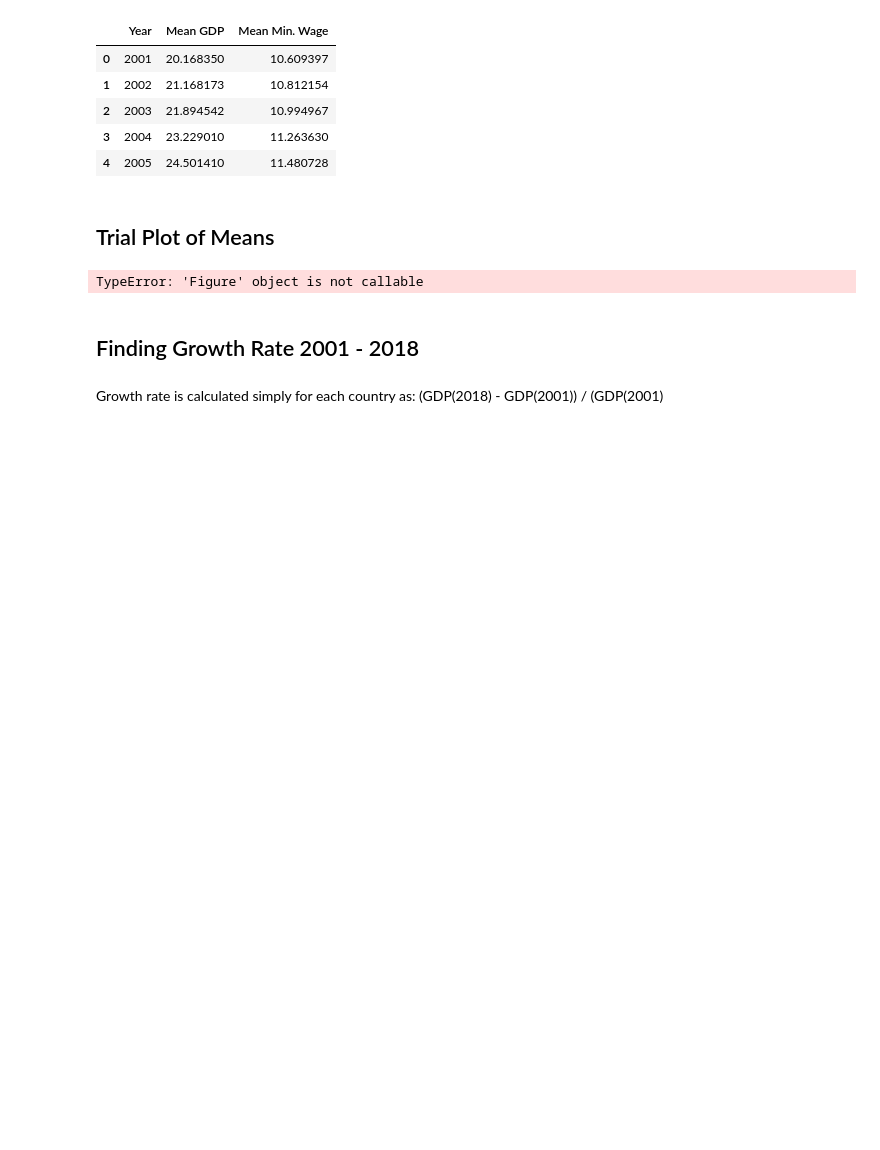
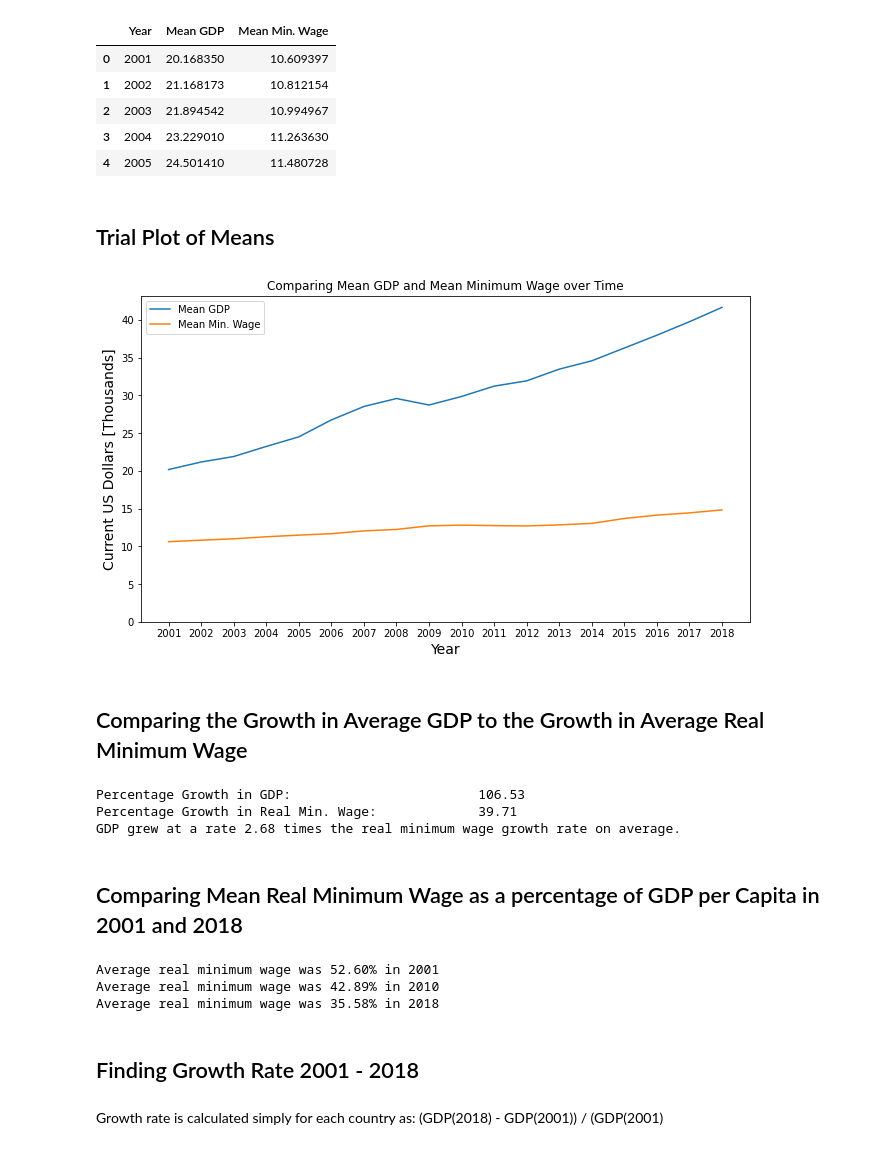
Before and after one commit to bradenbale/SYSC4906-Project, a Jupyter notebook: MinimumWageAndGDP.ipynb, the cells around one changed output. Saved outputs shown, nothing was run; the diff lists cells and outputs as text; code cells hidden in the pictures; blank space fills up the shorter version.

```diff
--- a/MinimumWageAndGDP.ipynb
+++ b/MinimumWageAndGDP.ipynb
@@ -124,16 +167,45 @@ mean_df.head()
 # %%
 fig = plot.figure(figsize=(24, 6))
 
 ax = fig.add_subplot(121)
 ax.plot(mean_df['Year'], mean_df['Mean GDP'], mean_df['Year'], mean_df['Mean Min. Wage'])
 ax.legend(['Mean GDP', 'Mean Min. Wage'])
 ax.set_ylim(0)
 ax.xaxis.set_ticks(ticks=(mean_df['Year']))
 plot.xlabel("Year", fontsize=14)
-plot.ylabel("Current US Dollars", fontsize=14)
-#plot.show()
+plot.ylabel("Current US Dollars [Thousands]", fontsize=14)
+ax.set_title("Comparing Mean GDP and Mean Minimum Wage over Time")
+plot.show()
 # %% [output]
-TypeError: 'Figure' object is not callable
+[figure, added]
+# %% [markdown]
+## Comparing the Growth in Average GDP to the Growth in Average Real Minimum Wage
+# %%
+temp2018 = mean_df[mean_df['Year'] == 2018]
+temp2001 = mean_df[mean_df['Year'] == 2001]
+gdp_growth = (temp2018['Mean GDP'].item() - temp2001['Mean GDP'].item()) / temp2001['Mean GDP'].item()
+MinWage_growth = (temp2018['Mean Min. Wage'].item() - temp2001['Mean Min. Wage'].item()) / temp2001['Mean Min. Wage'].item()
+print("Percentage Growth in GDP: \t\t\t {:.2f}".format(gdp_growth * 100))
+print("Percentage Growth in Real Min. Wage: \t\t {:.2f}".format(MinWage_growth * 100))
+print("GDP grew at a rate {:.2f} times the real minimum wage growth rate on average." .format(gdp_growth/MinWage_growth) )
+# %% [output]
+Percentage Growth in GDP:                        106.53
+Percentage Growth in Real Min. Wage:             39.71
+GDP grew at a rate 2.68 times the real minimum wage growth rate on average.
+# %% [markdown]
+## Comparing Mean Real Minimum Wage as a percentage of GDP per Capita in 2001 and 2018
+# %%
+temp2010 = mean_df[mean_df['Year'] == 2010]
+percentage2001 = (temp2001['Mean Min. Wage'].item() / temp2001['Mean GDP'].item() ) * 100
+percentage2010 = (temp2010['Mean Min. Wage'].item() / temp2010['Mean GDP'].item() ) * 100
+percentage2018 = (temp2018['Mean Min. Wage'].item() / temp2018['Mean GDP'].item() ) * 100
+print("Average real minimum wage was {:.2f}% in 2001" .format(percentage2001))
+print("Average real minimum wage was {:.2f}% in 2010" .format(percentage2010))
+print("Average real minimum wage was {:.2f}% in 2018" .format(percentage2018))
+# %% [output]
+Average real minimum wage was 52.60% in 2001
+Average real minimum wage was 42.89% in 2010
+Average real minimum wage was 35.58% in 2018
 # %% [markdown]
 ## Finding Growth Rate 2001 - 2018
 # %% [markdown]
```
Also changed, not shown: parts of 17 cells of this notebook.
